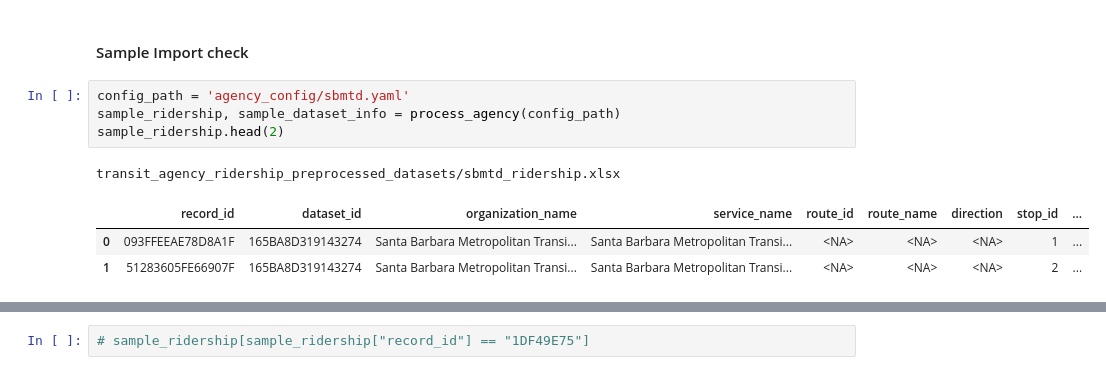
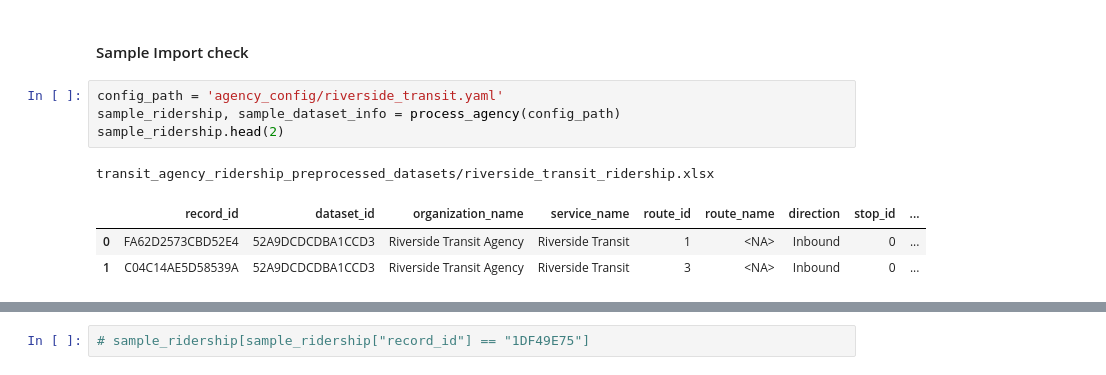
Before and after one commit to cal-itp/transit-ridership-analytics, a Jupyter notebook: Pre-process.ipynb, the cells around one changed output, grey strips where cells are left out. Saved outputs shown, nothing was run; the diff lists cells and outputs as text.

Commit message:
Add Riverside data, ignore raw csv files

```diff
--- a/Pre-process.ipynb
+++ b/Pre-process.ipynb
@@ -1171,11 +1259,11 @@ df_dataset_info
 # %% [markdown]
 #### Sample Import check
 # %%
-config_path = 'agency_config/sbmtd.yaml'
+config_path = 'agency_config/riverside_transit.yaml'
 sample_ridership, sample_dataset_info = process_agency(config_path)
 sample_ridership.head(2)
 # %% [output]
-transit_agency_ridership_preprocessed_datasets/sbmtd_ridership.xlsx
+transit_agency_ridership_preprocessed_datasets/riverside_transit_ridership.xlsx
 |  | record_id | dataset_id | organization_name | service_name | route_id | route_name | direction | stop_id | ... |
-| 0 | 093FFEEAE78D8A1F | 165BA8D319143274 | Santa Barbara Metropolitan Transi... | Santa Barbara Metropolitan Transi... | <NA> | <NA> | <NA> | 1 | ... |
-| 1 | 51283605FE66907F | 165BA8D319143274 | Santa Barbara Metropolitan Transi... | Santa Barbara Metropolitan Transi... | <NA> | <NA> | <NA> | 2 | ... |
+| 0 | FA62D2573CBD52E4 | 52A9DCDCDBA1CCD3 | Riverside Transit Agency | Riverside Transit | 1 | <NA> | Inbound | 0 | ... |
+| 1 | C04C14AE5D58539A | 52A9DCDCDBA1CCD3 | Riverside Transit Agency | Riverside Transit | 3 | <NA> | Inbound | 0 | ... |
```
Also changed, not shown: parts of 13 cells of this notebook, 23 other files.
